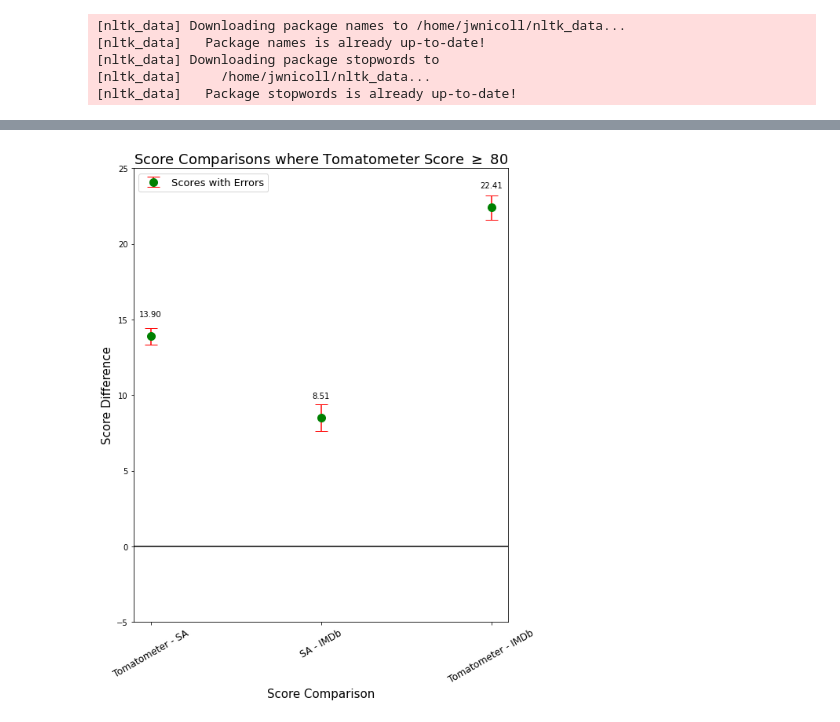
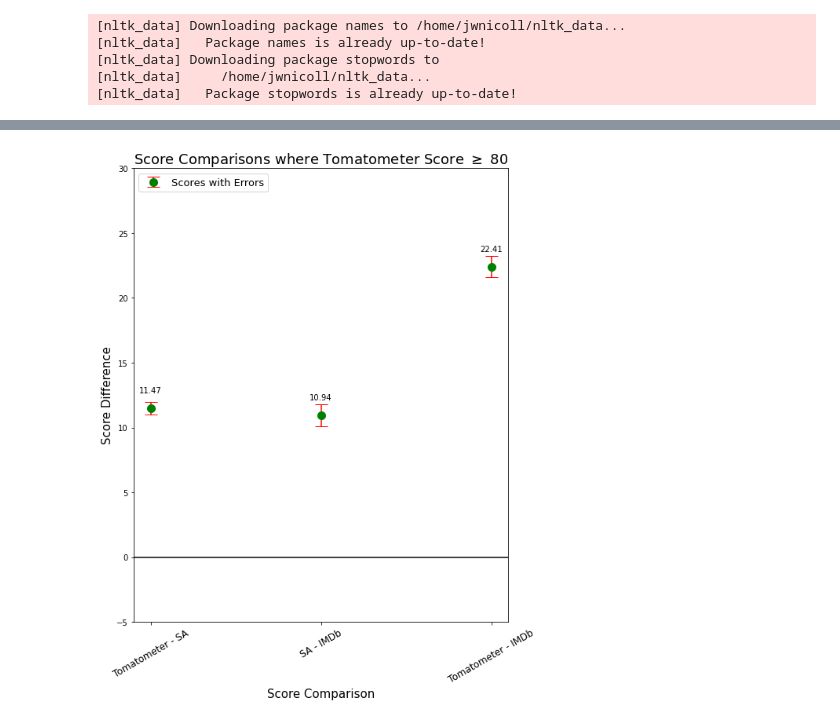
Before and after one commit to MPCS-51042/final-project-jwnicoll, a Jupyter notebook: data_analysis.ipynb, the cells around one changed output, grey strips where cells are left out. Cells and saved outputs as stored; diff of their text form; code cells hidden in the pictures.

```diff
--- a/data_analysis.ipynb
+++ b/data_analysis.ipynb
@@ -35,7 +35,7 @@ Requirement already satisfied: six in /home/jwnicoll/anaconda3/lib/python3.8/sit
 Requirement already satisfied: scipy in /home/jwnicoll/anaconda3/lib/python3.8/site-packages (1.5.0)
 Requirement already satisfied: numpy>=1.14.5 in /home/jwnicoll/anaconda3/lib/python3.8/site-packages (from scipy) (1.18.5)
 # %%
-df = sda.get_merged_df('reviews_scoresnlp2_commonurls.csv','imdb_scores.csv')
+df = sda.get_merged_df('scores_commonurls.csv','imdb_scores.csv')
 df
 # %% [output]
 |  | Title | Audience Score | Tomatometer Score | Rating | SA Score | IMDb Score |
@@ -211,0 +236,25 @@ plt.show()
+# %%
+data = np.zeros(3, dtype={'names':('Score Type', 'Means', 'yerr'),
+                          'formats':('U'+str(20), 'f8', 'f8')})
+data['Score Type'] = ['Tomatometer - SA' , 'SA - IMDb', 'Tomatometer - IMDb']
+data['Means'] =means2
+data['yerr'] = [tom_sa_high2 - means2[0], sa_imdb_high2 - means2[1], tom_imdb_high2 - means2[2]]
+fig, ax = plt.subplots(nrows=1, ncols=1, figsize=(8,10))
+ax.errorbar(data['Score Type'], data['Means'], yerr=data['yerr'], fmt='go', \
+            markersize=10, ecolor='r', capsize=8, label='Scores with Errors')
+plt.xticks(rotation=30, fontsize = 12)
+for val in data:
+    label = f'{val["Means"]:.2f}'
+    plt.annotate(label,
+                 (val["Score Type"], val["Means"]),
+                 textcoords="offset points",
+                 xytext=(0, 35),
+                 ha='center')
+ax.set_title("Score Comparisons where Tomatometer Score $\leq$ 20", fontsize=18)
+ax.set_xlabel("Score Comparison", fontsize=15)
+ax.set_ylabel("Score Difference", fontsize=15)
+ax.set_ylim(-45, 5)
+ax.axhline(y=0.0, color='black')
+ax.legend(loc='lower left', fontsize=13)
+fig.tight_layout()
+plt.show()
@@ -228,36 +279,36 @@ df_high_scores
 354 rows × 9 columns
 # %%
-means2, stds2 = sda.compute_stats(df_high_scores)
-sample_size2 = 3*[len(df_high_scores)]
+means3, stds3 = sda.compute_stats(df_high_scores)
+sample_size3 = 3*[len(df_high_scores)]
 # %%
-intervals = confidence_interval_for_collection(sample_size=(sample_size2), standard_deviation=(stds2), mean=(means2), confidence=0.95)
-tom_sa_low2, sa_imdb_low2, tom_imdb_low2 = tuple(intervals[0])
-tom_sa_high2, sa_imdb_high2, tom_imdb_high2 = tuple(intervals[1])
+intervals = confidence_interval_for_collection(sample_size=(sample_size3), standard_deviation=(stds3), mean=(means3), confidence=0.95)
+tom_sa_low3, sa_imdb_low3, tom_imdb_low3 = tuple(intervals[0])
+tom_sa_high3, sa_imdb_high3, tom_imdb_high3 = tuple(intervals[1])
 # %%
 data = np.zeros(3, dtype={'names':('Score Type', 'Means', 'yerr'),
                           'formats':('U'+str(20), 'f8', 'f8')})
 data['Score Type'] = ['Tomatometer - SA' , 'SA - IMDb', 'Tomatometer - IMDb']
-data['Means'] = means2
-data['yerr'] = [tom_sa_high2 - means2[0], sa_imdb_high2 - means2[1], tom_imdb_high2 - means2[2]]
+data['Means'] =means3
+data['yerr'] = [tom_sa_high3 - means3[0], sa_imdb_high3 - means3[1], tom_imdb_high3 - means3[2]]
 fig, ax = plt.subplots(nrows=1, ncols=1, figsize=(8,10))
 ax.errorbar(data['Score Type'], data['Means'], yerr=data['yerr'], fmt='go', \
             markersize=10, ecolor='r', capsize=8, label='Scores with Errors')
 plt.xticks(rotation=30, fontsize = 12)
 for val in data:
     label = f'{val["Means"]:.2f}'
     plt.annotate(label,
                  (val["Score Type"], val["Means"]),
                  textcoords="offset points",
-                 xytext=(0, 25),
+                 xytext=(0, 20),
                  ha='center')
 ax.set_title("Score Comparisons where Tomatometer Score $\geq$ 80", fontsize=18)
 ax.set_xlabel("Score Comparison", fontsize=15)
 ax.set_ylabel("Score Difference", fontsize=15)
-ax.set_ylim(-5, 25)
+ax.set_ylim(-5, 30)
 ax.axhline(y=0.0, color='black')
 ax.legend(loc='upper left', fontsize=13)
 fig.tight_layout()
 plt.show()
 # %% [output]
-[figure, old version]
+[figure, new version]
 # %%
```
Also changed, not shown: parts of 16 cells of this notebook, 3 other files.
